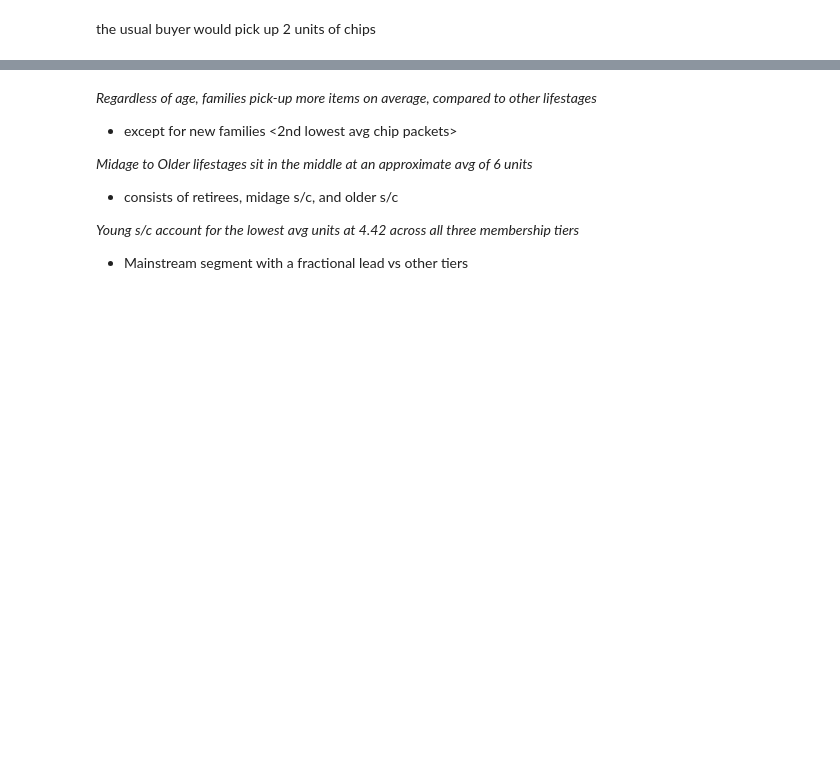
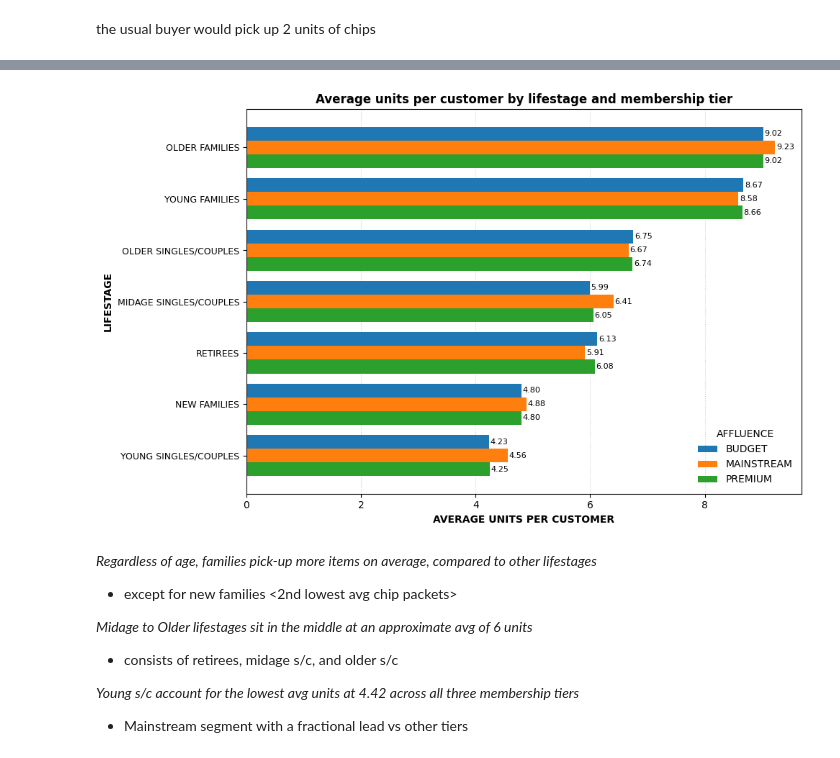
Before and after one commit to J0NA1RON/store_layout_analysis, a Jupyter notebook: notebooks/customer_segmentation.ipynb, the cells around one changed output, grey strips where cells are left out. Cells and saved outputs as stored; diff of their text form; code cells hidden in the pictures; blank space fills up the shorter version.

```diff
--- a/notebooks/customer_segmentation.ipynb
+++ b/notebooks/customer_segmentation.ipynb
@@ -447,6 +483,63 @@ display(pivot_fmt)
 | Mainstream | 6.41 | 4.88 | 9.23 | 6.67 | 5.91 | 8.58 | ... |
 | Premium | 6.05 | 4.80 | 9.02 | 6.74 | 6.08 | 8.66 | ... |
 | Grand Total | 6.20 | 4.83 | 9.08 | 6.72 | 6.02 | 8.64 | ... |
+# %%
+import numpy as np
+import matplotlib.pyplot as plt
+
+def plot_avg_units_hbar(pivot, save_path="avg_units_per_customer_hbar.png"):
+    """Clustered horizontal bar chart, lifestages sorted by overall average (descending)."""
+    # Sort lifestage columns by the Grand Total row, highest first
+    if "Grand Total" in pivot.index:
+        sort_order = (pivot.loc["Grand Total"]
+                           .drop("Grand Total", errors="ignore")
+                           .sort_values(ascending=False)
+                           .index)
+        pivot = pivot[list(sort_order) + (["Grand Total"] if "Grand Total" in pivot.columns else [])]
+
+    # Drop the Grand Total row/column
+    data = pivot.drop(index="Grand Total", errors="ignore") \
+                .drop(columns="Grand Total", errors="ignore")
+
+    tiers = list(data.index)          # Budget, Mainstream, Premium
+    lifestages = list(data.columns)
+    y = np.arange(len(lifestages))
+    bar_h = 0.8 / len(tiers)
+
+    fig, ax = plt.subplots(figsize=(10, max(5, 0.9 * len(lifestages))))
+
+    for i, tier in enumerate(tiers):
+        vals = data.loc[tier].values.astype(float)
+        offset = (i - (len(tiers) - 1) / 2) * bar_h
+        bars = ax.barh(y + offset, np.nan_to_num(vals), height=bar_h, label=tier.upper())
+
+        # Value labels at the end of each bar (skip empty segments)
+        for bar, v in zip(bars, vals):
+            if not np.isnan(v):
+                ax.text(bar.get_width() + 0.02, bar.get_y() + bar.get_height() / 2,
+                        f"{v:,.2f}", va="center", fontsize=8)
+
+    ax.set_yticks(y)
+    ax.set_yticklabels(lifestages, fontsize=9)
+    ax.invert_yaxis()  # first lifestage at the top
+
+    ax.set_xlabel("AVERAGE UNITS PER CUSTOMER", fontweight="bold")
+    ax.set_ylabel("LIFESTAGE", fontweight="bold")
+    ax.set_title("Average units per customer by lifestage and membership tier",
+                 fontsize=12, fontweight="bold")
+    ax.xaxis.grid(True, linestyle=":", alpha=0.6)
+    ax.set_axisbelow(True)
+    ax.legend(title="AFFLUENCE", frameon=False)
+
+    plt.tight_layout()
+    if save_path:
+        plt.savefig(save_path, dpi=200, bbox_inches="tight")
+    plt.show()
+
+
+plot_avg_units_hbar(pivot)
+# %% [output]
+[figure, added]
 # %% [markdown]
 *Regardless of age, families pick-up more items on average, compared to other lifestages*
 - except for new families <2nd lowest avg chip packets>
```
Also changed, not shown: parts of 6 cells of this notebook, 4 other files.
